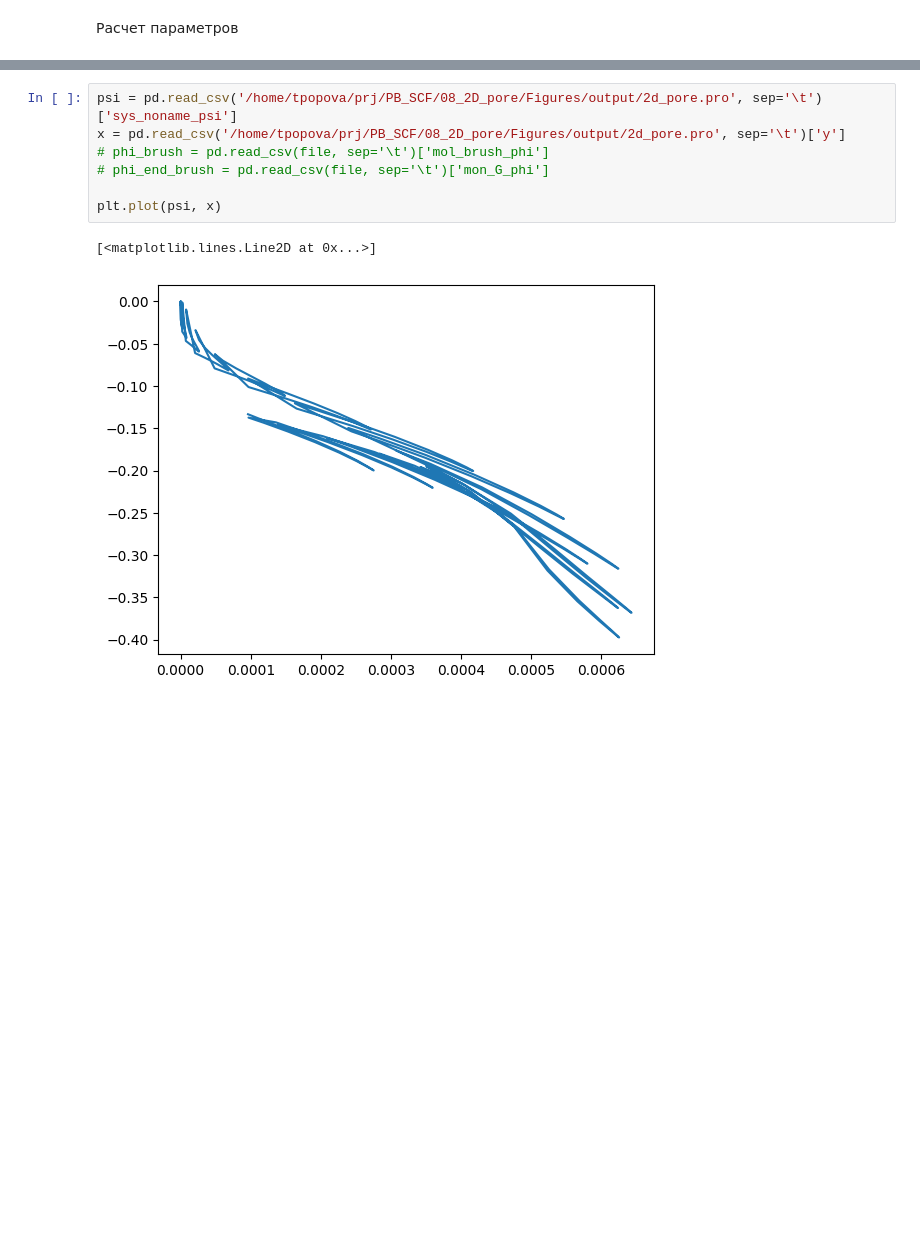
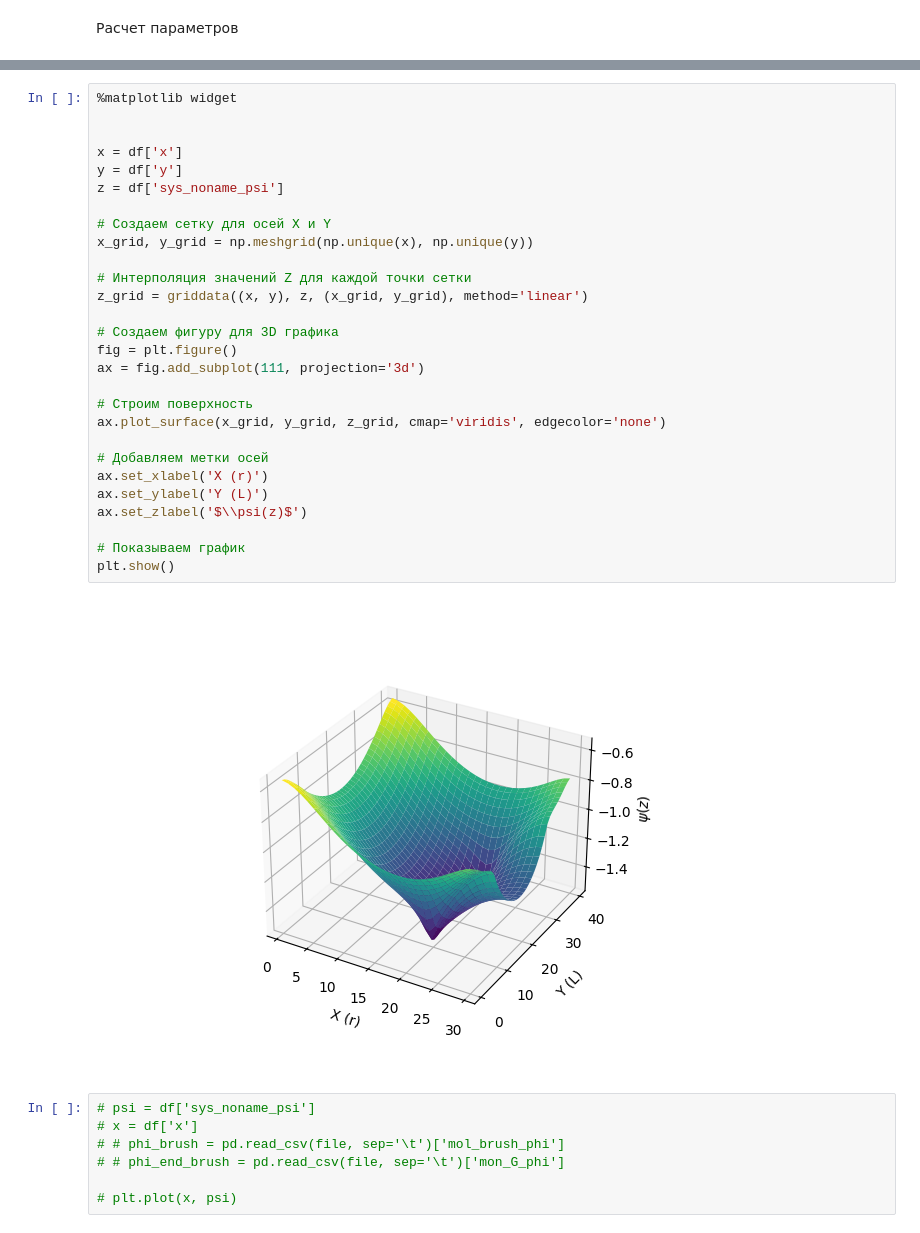
Before and after one commit to salatovaoaoaoa/PB_SCF, a Jupyter notebook: 08_2D_pore/Figures/test.ipynb, the cells around one changed output, grey strips where cells are left out. Cells and saved outputs as stored; diff of their text form; blank space fills up the shorter version.

Commit message:
create generate files for 2D pore: two types

```diff
--- a/08_2D_pore/Figures/test.ipynb
+++ b/08_2D_pore/Figures/test.ipynb
@@ -70,10 +104,37 @@ plt.plot(x, y)
+# %%
+%matplotlib widget
+
+
+x = df['x']
+y = df['y']
+z = df['sys_noname_psi']
+
+# Создаем сетку для осей X и Y
+x_grid, y_grid = np.meshgrid(np.unique(x), np.unique(y))
+
+# Интерполяция значений Z для каждой точки сетки
+z_grid = griddata((x, y), z, (x_grid, y_grid), method='linear')
+
+# Создаем фигуру для 3D графика
+fig = plt.figure()
+ax = fig.add_subplot(111, projection='3d')
+
+# Строим поверхность
+ax.plot_surface(x_grid, y_grid, z_grid, cmap='viridis', edgecolor='none')
+
+# Добавляем метки осей
+ax.set_xlabel('X (r)')
+ax.set_ylabel('Y (L)')
+ax.set_zlabel('$\\psi(z)$')
+
+# Показываем график
+plt.show()
+# %% [output]
+[figure, added]
 # %%
-psi = pd.read_csv('/home/tpopova/prj/PB_SCF/08_2D_pore/Figures/output/2d_pore.pro', sep='\t')['sys_noname_psi']
-x = pd.read_csv('/home/tpopova/prj/PB_SCF/08_2D_pore/Figures/output/2d_pore.pro', sep='\t')['y']
-# phi_brush = pd.read_csv(file, sep='\t')['mol_brush_phi']
-# phi_end_brush = pd.read_csv(file, sep='\t')['mon_G_phi']
+# psi = df['sys_noname_psi']
+# x = df['x']
+# # phi_brush = pd.read_csv(file, sep='\t')['mol_brush_phi']
+# # phi_end_brush = pd.read_csv(file, sep='\t')['mon_G_phi']
 
-plt.plot(psi, x)
+# plt.plot(x, psi)
-# %% [output]
-[<matplotlib.lines.Line2D at 0x...>]
-[figure, removed]
```
Also changed, not shown: parts of 8 cells of this notebook, 3 other files.
